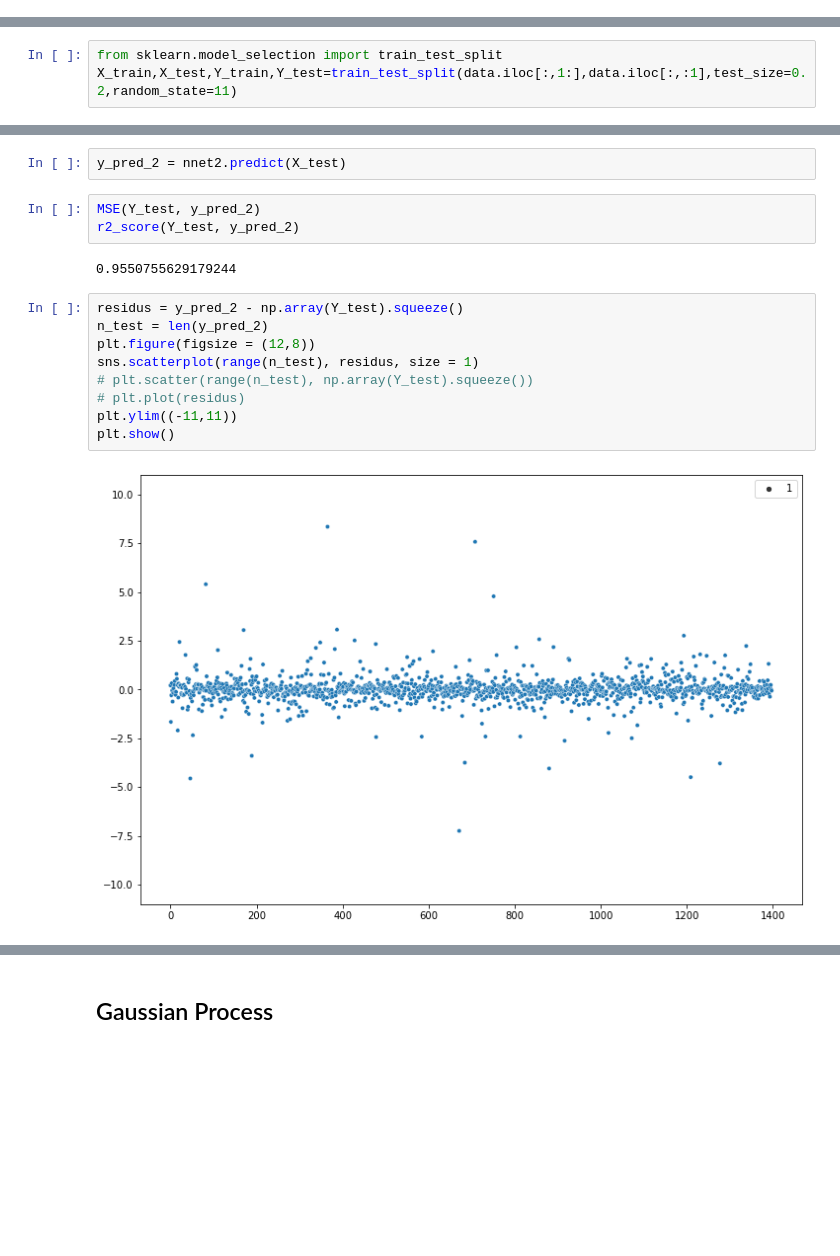
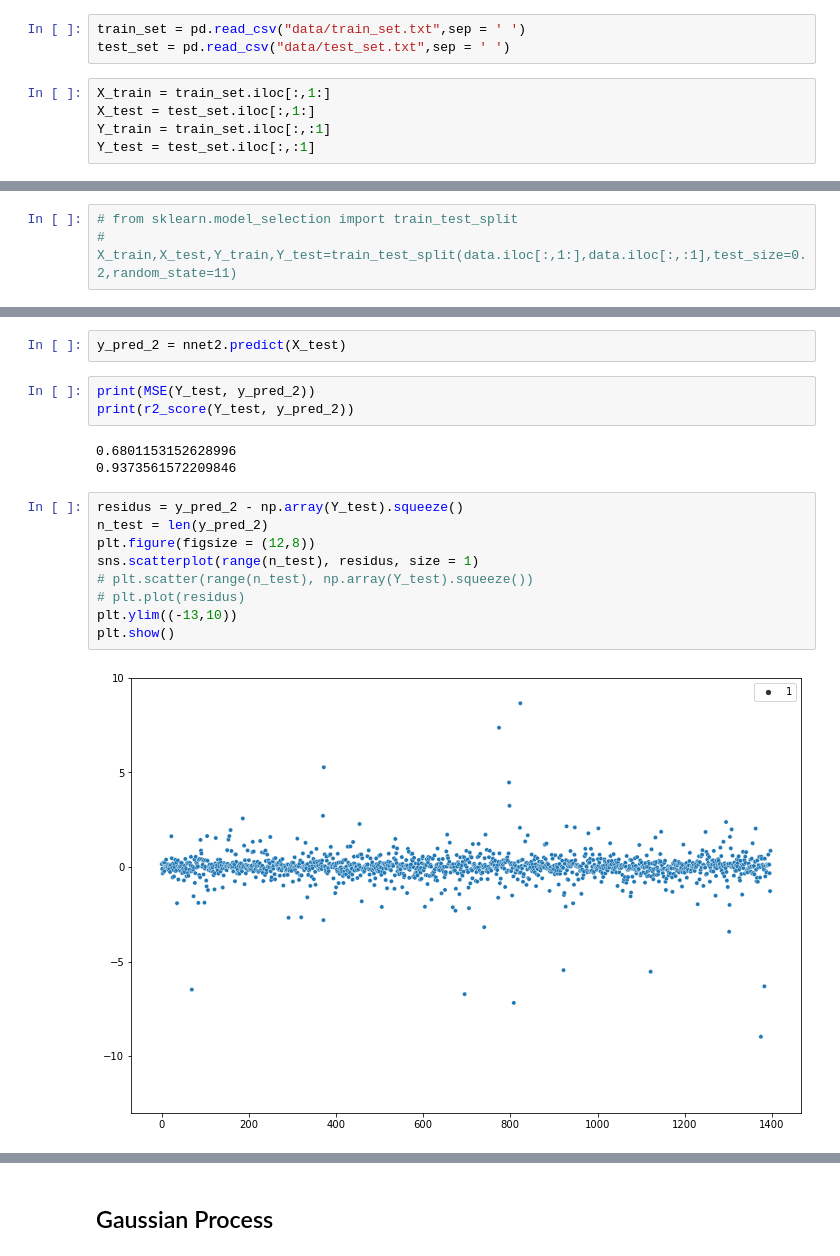
Before and after one commit to supetite/Projet-IPPON, a Jupyter notebook: gaussienVSneurones-python.ipynb, the cells around one changed output, grey strips where cells are left out. Saved outputs shown, nothing was run; the diff lists cells and outputs as text; blank space fills up the shorter version.

```diff
--- a/gaussienVSneurones-python.ipynb
+++ b/gaussienVSneurones-python.ipynb
@@ -22,3 +22,11 @@ data_lasso = pd.read_csv("data_lasso.csv")
 data_AIC = pd.read_csv("data_AIC.csv")
 # %% [markdown]
 Extraction of training and test sample
+# %%
+train_set = pd.read_csv("data/train_set.txt",sep = ' ')
+test_set = pd.read_csv("data/test_set.txt",sep = ' ')
+# %%
+X_train = train_set.iloc[:,1:]
+X_test = test_set.iloc[:,1:]
+Y_train = train_set.iloc[:,:1]
+Y_test = test_set.iloc[:,:1]
@@ -25,6 +49,6 @@ Extraction of training and test sample
 # %%
-from sklearn.model_selection import train_test_split
-X_train,X_test,Y_train,Y_test=train_test_split(data.iloc[:,1:],data.iloc[:,:1],test_size=0.2,random_state=11)
+# from sklearn.model_selection import train_test_split
+# X_train,X_test,Y_train,Y_test=train_test_split(data.iloc[:,1:],data.iloc[:,:1],test_size=0.2,random_state=11)
 # %%
 Y_train = np.log(Y_train)
 Y_test = np.log(Y_test)
@@ -114,21 +134,22 @@ MLPRegressor(hidden_layer_sizes=(55, 35, 20, 10, 5), max_iter=1500,
 # %%
 y_pred_2 = nnet2.predict(X_test)
 # %%
-MSE(Y_test, y_pred_2)
-r2_score(Y_test, y_pred_2)
+print(MSE(Y_test, y_pred_2))
+print(r2_score(Y_test, y_pred_2))
 # %% [output]
-0.9550755629179244
+0.6801153152628996
+0.9373561572209846
 # %%
 residus = y_pred_2 - np.array(Y_test).squeeze()
 n_test = len(y_pred_2)
 plt.figure(figsize = (12,8))
 sns.scatterplot(range(n_test), residus, size = 1)
 # plt.scatter(range(n_test), np.array(Y_test).squeeze())
 # plt.plot(residus)
-plt.ylim((-11,11))
+plt.ylim((-13,10))
 plt.show()
 # %% [output]
-[figure, old version]
+[figure, new version]
 # %%
 plt.figure(figsize=(12,10))
 x= np.linspace(0,100,len(Y_test))
```
Also changed, not shown: parts of 11 cells of this notebook.
